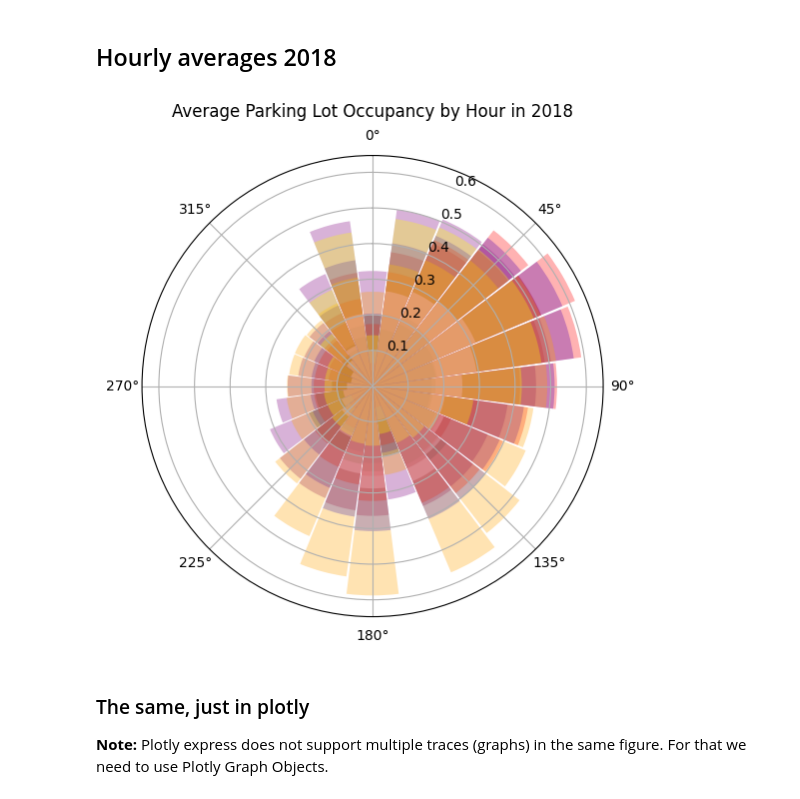
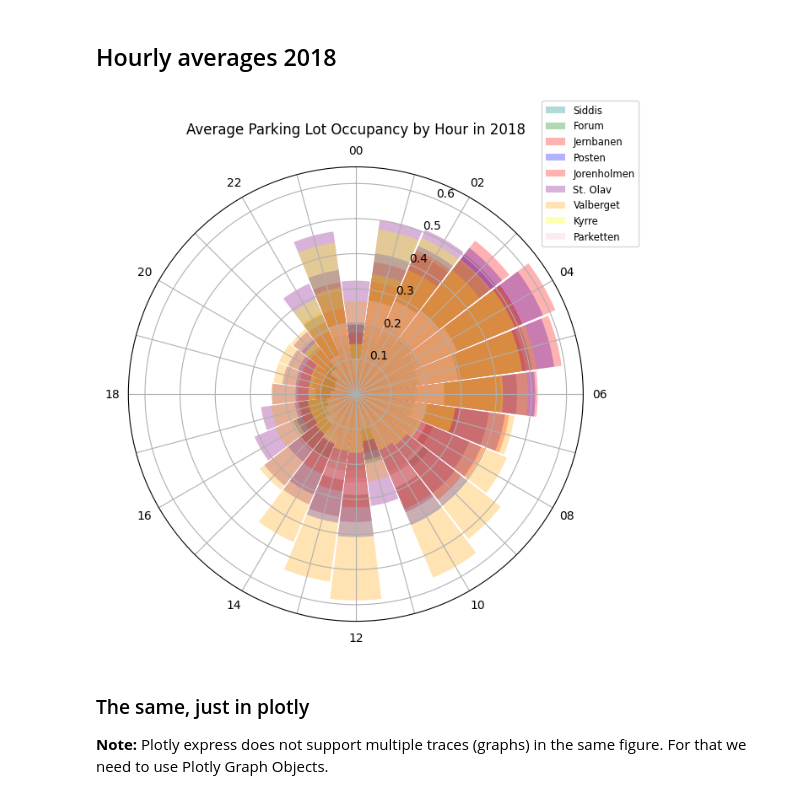
Before and after one commit to lenelise/stavanger_parkinglots, a Jupyter notebook: parking.ipynb, the cells around one changed output. Saved outputs shown, nothing was run; the diff lists cells and outputs as text; code cells hidden in the pictures.

Commit message:
mid work commit, added polar plot of all parkin lots

```diff
--- a/parking.ipynb
+++ b/parking.ipynb
@@ -58,6 +60,9 @@ for lot in parkinglots:
     parkering2018[lot] = parkering2018[lot].astype('float32')
     parkering2018[lot] = parkering2018[lot]/100
 
+#trekker ut mnd for senere bruk
+parkering2018['Month'] = parkering2018['Tidspunkt'].dt.month # jan=1, ..., dec=12
+
 #making sure we dont have any negative values
 parkering2018.describe()
 # %% [output]
@@ -75,9 +80,9 @@ Could not infer format, so each element will be parsed individually, falling bac
 ## 2017: reading and cleaning
 Mostly the same steps as for 2018. We uncovered one error in the dataset, which we needed to account for. It was the registration for Feb 15th 02:00, which was done at 02:01 instead. We replaced 02:01 woth 02:00, as the error caused issues down the line when we wanted to group the data on `Tid`.
 # %%
-parkering2017 = pd.read_csv('datasets/parkering2017.csv')
+parkering2017 = pd.read_csv('parkering2017.csv')
 parkering2017['Dato'] = parkering2017['Dato'].str.split('-')
-print(parkering2017.isna().sum())
+# print(parkering2017.isna().sum())
 parkering2017 = parkering2017.dropna() #one row with pure NaN
 parkering2017.head()
 # %% [output]
@@ -120,6 +113,8 @@ for lot in parkinglots:
     parkering2017[lot] = parkering2017[lot].astype('float32')
     parkering2017[lot] = parkering2017[lot]/100
 
+
+parkering2017['Month'] = parkering2017['Tidspunkt'].dt.month # jan=1, ..., dec=12
 parkering2017.head()
 # %% [output]
 Could not infer format, so each element will be parsed individually, falling back to `dateutil`. To ensure parsing is consistent and as-expected, please specify a format.
@@ -134,10 +129,11 @@ Could not infer format, so each element will be parsed individually, falling bac
 # %% [markdown]
 ## Hourly averages 2018
 # %%
-#Hourly averages for each lot
-parkinglots_avg_2017 = [] # average coverage for each parking lot in 2017
-parkinglots_avg_2018 = [] # average coverage for each parking lot in 2018
+#Hourly averages for each lot for each year
+# List of Series objects, one for each lot
+parkinglots_hourly_avg_2017 = []
+parkinglots_hourly_avg_2018 = []
 
 for lot in parkinglots:
-    parkinglots_avg_2017.append(parkering2017.groupby('Tid')[lot].mean())
-    parkinglots_avg_2018.append(parkering2018.groupby('Tid')[lot].mean())
+    parkinglots_hourly_avg_2017.append(parkering2017.groupby('Tid')[lot].mean())
+    parkinglots_hourly_avg_2018.append(parkering2018.groupby('Tid')[lot].mean())
@@ -146,21 +140,26 @@ for lot in parkinglots:
 # %%
 #The plotting
 angles = np.linspace(0, 2 * np.pi, 24, endpoint=False) #deler opp sirkel (2*pi) i 24 like store deler
-fig, ax = plt.subplots(figsize=(6,6), subplot_kw={'projection': 'polar'})
+fig, ax = plt.subplots(figsize=(7,7), subplot_kw={'projection': 'polar'})
 
 i=0
-for lot_avg in parkinglots_avg_2018:
-    bars = ax.bar(angles, parkinglots_avg_2018[i].values, width=0.25, color=colors[i], alpha=0.3) #alpha styrer gjennomsiktighetsgraden
+for lot_avg in parkinglots_hourly_avg_2018:
+    bars = ax.bar(angles, parkinglots_hourly_avg_2018[i].values, width=0.25, color=colors[i], alpha=0.3, label=parkinglots[i]) #alpha styrer gjennomsiktighetsgraden
     i += 1
+
+# ax.legend(loc='best', fontsize='x-small', draggable=True)
+ax.legend(loc='best', fontsize='small', bbox_to_anchor=(1,1), bbox_transform = fig.transFigure) #plasseres ut fra figurens akser, ikke Axes' akser
 
 # Optional: Customize
 ax.set_theta_zero_location("N")  # 12 o'clock starts at top
 ax.set_theta_direction(-1)       # Clockwise
 ax.set_title("Average Parking Lot Occupancy by Hour in 2018", va='bottom')
+ax.set_xticks(angles)
+ax.set_xticklabels(hours_every_other)
 
 plt.show()
 # %% [output]
-[figure, old version]
+[figure, new version]
 # %% [markdown]
 ### The same, just in plotly
 
```
Also changed, not shown: parts of 7 cells of this notebook.
